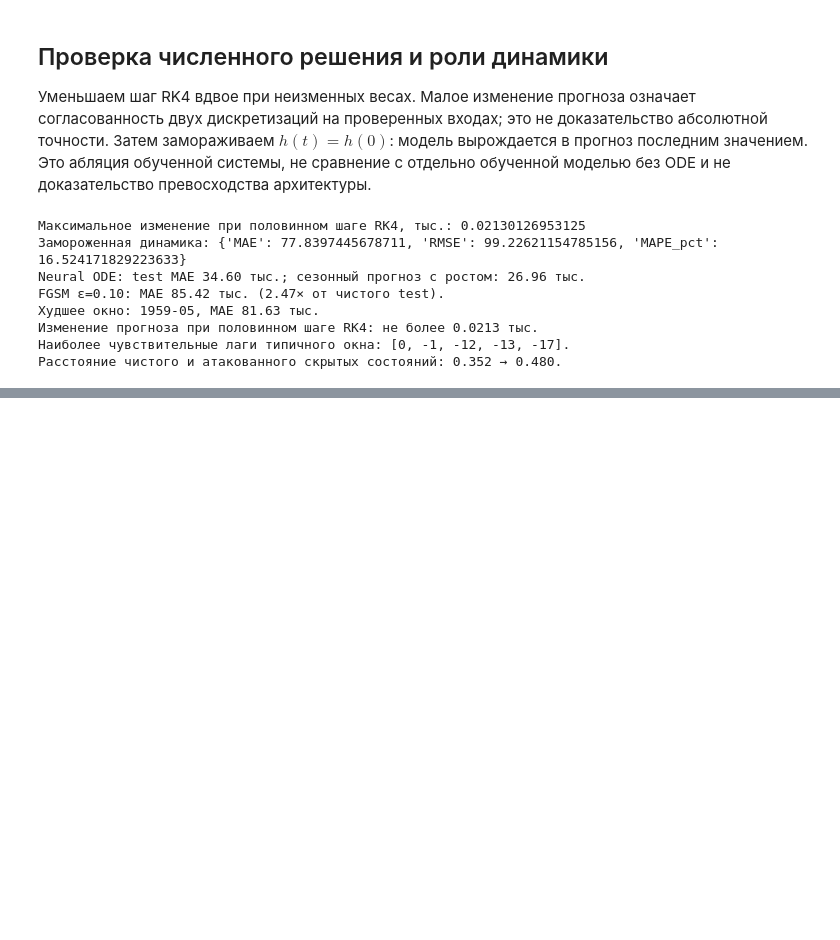
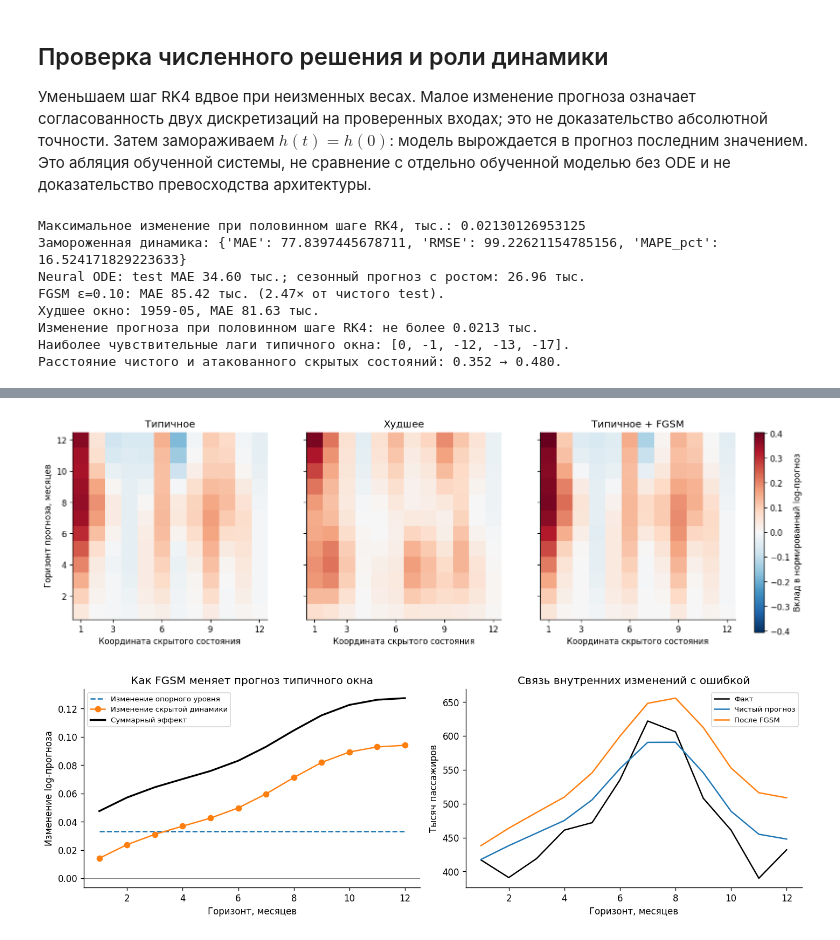
Before and after one commit to BorisVIkVik/NeuralODE-Validation-Lab, a Jupyter notebook: Лабораторная_2_Neural_ODE_AirPassengers.ipynb, the cells around one changed output, grey strips where cells are left out. Cells and saved outputs as stored; diff of their text form; code cells hidden in the pictures; blank space fills up the shorter version.

```diff
--- a/Лабораторная_2_Neural_ODE_AirPassengers.ipynb
+++ b/Лабораторная_2_Neural_ODE_AirPassengers.ipynb
@@ -514,0 +516,64 @@ FGSM — искусственный white-box стресс-тест с изве
+# %%
+
+# Повторно используем уже выбранные типичное и худшее окна; веса не меняем.
+case_ids = [good, bad, good]
+case_names = ['Типичное', 'Худшее', 'Типичное + FGSM']
+case_inputs = [x[good:good+1], x[bad:bad+1], x_adv[good:good+1]]
+case_phases = [phase[good:good+1], phase[bad:bad+1], phase[good:good+1]]
+contributions, case_outputs = [], []
+with torch.no_grad():
+    for xx, pp in zip(case_inputs, case_phases):
+        zz, hh = model(xx, pp, trajectory=True)
+        cc = (hh[:,1:,:] - hh[:,:1,:]) * model.readout.weight[0]
+        assert torch.allclose(cc.sum(-1) + xx[:,-1:], zz, atol=1e-6)
+        contributions.append(cc[0].numpy())
+        case_outputs.append(zz[0].numpy())
+contributions = np.stack(contributions)
+limit = float(np.abs(contributions).max())
+fig, axes = plt.subplots(1,3,figsize=(14,4.4),sharey=True)
+for i, ax in enumerate(axes):
+    im = ax.imshow(contributions[i], origin='lower', aspect='auto', cmap='RdBu_r',
+                   vmin=-limit, vmax=limit, extent=[.5,12.5,.5,12.5])
+    ax.set(title=case_names[i],xlabel='Координата скрытого состояния',xticks=[1,3,6,9,12])
+axes[0].set_ylabel('Горизонт прогноза, месяцев')
+fig.colorbar(im, ax=list(axes), fraction=.022, pad=.025, label='Вклад в нормированный log-прогноз')
+# Отдельный layout, чтобы общая цветовая шкала не перекрывала панели.
+fig.subplots_adjust(left=.06,right=.86,bottom=.16,top=.88,wspace=.20)
+fig.savefig(FIG/'08_hidden_contributions.png',dpi=170,bbox_inches='tight')
+plt.show()
+
+base_effect = np.full(H, sigma*float(x_adv[good,-1]-x[good,-1]))
+dynamic_effect = sigma*(contributions[2]-contributions[0]).sum(axis=1)
+total_effect = sigma*(case_outputs[2]-case_outputs[0])
+assert np.allclose(base_effect+dynamic_effect,total_effect,atol=2e-6)
+fig, axes=plt.subplots(1,2,figsize=(12,4))
+k=np.arange(1,H+1)
+axes[0].plot(k,base_effect,ls='--',label='Изменение опорного уровня')
+axes[0].plot(k,dynamic_effect,marker='o',label='Изменение скрытой динамики')
+axes[0].plot(k,total_effect,color='black',lw=2,label='Суммарный эффект')
+axes[0].axhline(0,color='gray',lw=.7)
+axes[0].set(xlabel='Горизонт, месяцев',ylabel='Изменение log-прогноза',title='Как FGSM меняет прогноз типичного окна')
+axes[0].legend(fontsize=8)
+axes[1].plot(k,truth[good],color='black',label='Факт')
+axes[1].plot(k,pred[good],label='Чистый прогноз')
+axes[1].plot(k,pred_adv[good],label='После FGSM')
+axes[1].set(xlabel='Горизонт, месяцев',ylabel='Тысяч пассажиров',title='Связь внутренних изменений с ошибкой')
+axes[1].legend(fontsize=8)
+savefig('09_attack_mechanism')
+
+contribution_rows=[]
+for i,name in enumerate(case_names):
+    rank=np.argsort(np.abs(contributions[i]).mean(axis=0))[::-1][:3]
+    mae=float(np.abs(inverse(case_outputs[i])-truth[case_ids[i]]).mean())
+    print(f'{name}: MAE={mae:.2f} тыс.; координаты с наибольшим средним |вкладом|: {(rank+1).tolist()}')
+    for horizon in range(H):
+        for j in range(12):
+            contribution_rows.append({'case':name,'horizon':horizon+1,'coordinate':j+1,'contribution':float(contributions[i,horizon,j])})
+pd.DataFrame(contribution_rows).to_csv(ROOT/'hidden_contributions.csv',index=False)
+attack_decomposition=pd.DataFrame({'horizon':k,'base_log_change':base_effect,
+    'dynamics_log_change':dynamic_effect,'total_log_change':total_effect,
+    'forecast_change_pct':100*np.expm1(total_effect)})
+attack_decomposition.to_csv(ROOT/'attack_decomposition.csv',index=False)
+print('\nТочное разложение эффекта атаки:')
+print(attack_decomposition.round(4).to_string(index=False))
+# %% [output]
@@ -514,0 +598,2 @@ FGSM — искусственный white-box стресс-тест с изве
+[figure, added]
+[figure, added]
```
Also changed, not shown: parts of 9 cells of this notebook, 1 other file.
